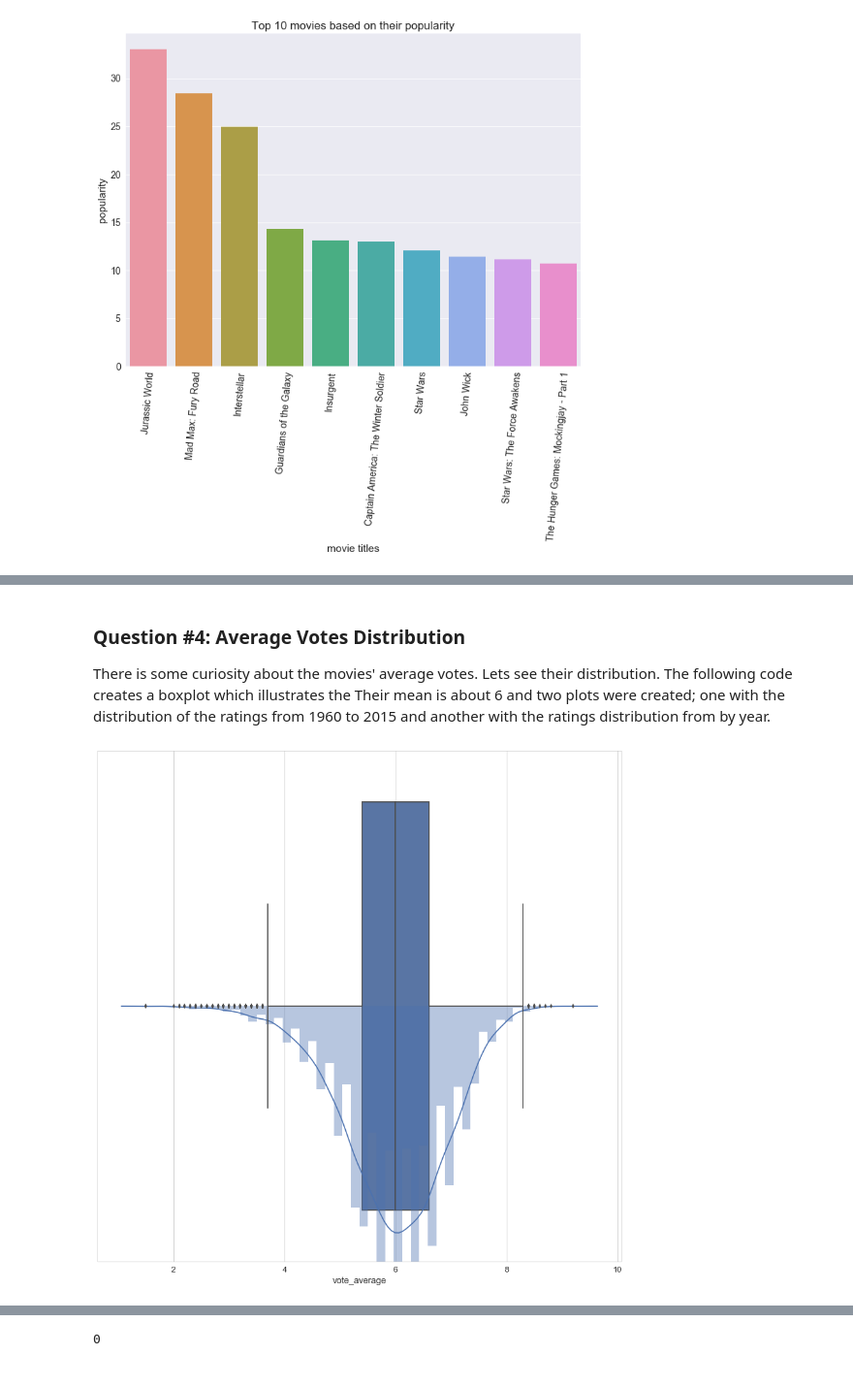
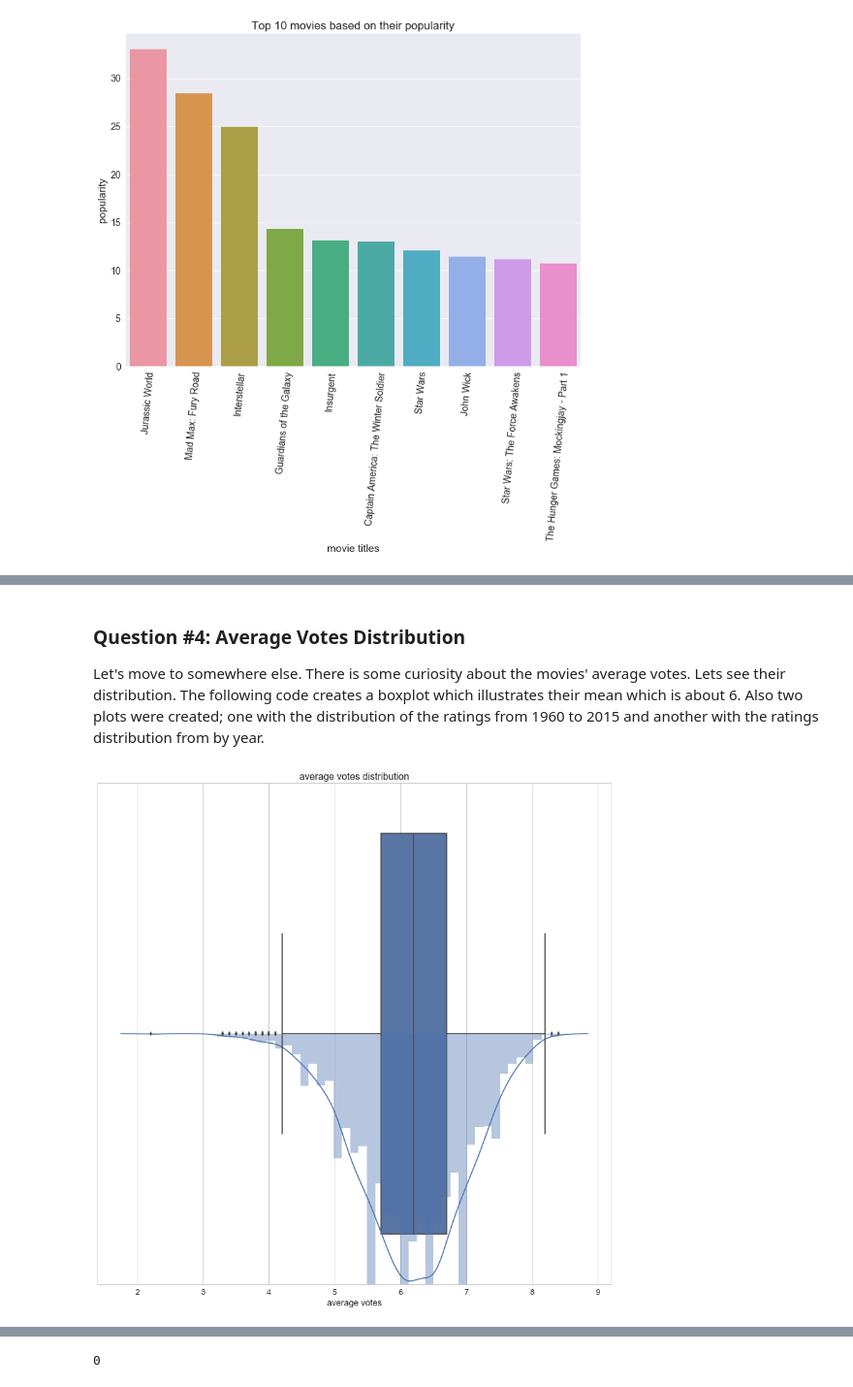
Before and after one commit to praxitelisk/DAND-P1-Investigate-a-Dataset, a Jupyter notebook: Investigate_a_Dataset.ipynb, the cells around one changed output, grey strips where cells are left out. Shown at 97% size. Cells and saved outputs as stored; diff of their text form; code cells hidden in the pictures.

```diff
--- a/Investigate_a_Dataset.ipynb
+++ b/Investigate_a_Dataset.ipynb
@@ -90,11 +90,16 @@ data.head(7)
 In this part a trivial data cleaning will be performed. The columns that were selected for the preprocessing will be used for following cells below.
 # %%
 ########################################
-###removing nan values from cast, keeping only movies, that has cast
+###removing nan values from cast column, keeping only movies, that has casted actors
+###also removing rows where revenue_adj and budget_adj is equal to zero
 ####################################
+
 
 data = data[data["cast"].isnull() == False]
 data = data[data["genres"].isnull() == False]
+
+data = data[data.budget_adj != 0]
+data = data[data.revenue_adj != 0]
 # %% [markdown]
 ---------------------------------------------------------------------------------------------
 # %% [markdown]
@@ -408,22 +433,25 @@ plt.show()
 # %% [markdown]
 <a id='q4'></a>
 ### Question #4: Average Votes Distribution
-There is some curiosity about the movies' average votes. Lets see their distribution. The following code creates a boxplot which illustrates the  Their mean is about 6 and two plots were created; one with the distribution of the ratings from 1960 to 2015 and another with the ratings distribution from by year.
+Let's move to somewhere else. There is some curiosity about the movies' average votes. Lets see their distribution. The following code creates a boxplot which illustrates their mean which is about 6. Also two plots were created; one with the distribution of the ratings from 1960 to 2015 and another with the ratings distribution from by year.
 # %%
 #####
 #movie ratings' distribution all over the years
 #####
 
 sns.set(rc={'figure.figsize':(15,15)}, font_scale=1.3)
 
 temp_df = data[["vote_average"]]
 
 
 sns.set_style("whitegrid")
 ax = sns.distplot(temp_df.vote_average)
 
 ax = sns.boxplot(x = temp_df.vote_average)
+
+ax.set(xlabel='average votes', title = 'average votes distribution')
+plt.show()
 # %% [output]
-[figure, old version]
+[figure, new version]
 # %% [markdown]
 #### Question 4.1: Ratings Distribution by Year
```
Also changed, not shown: parts of 33 cells of this notebook, 1 other file.
